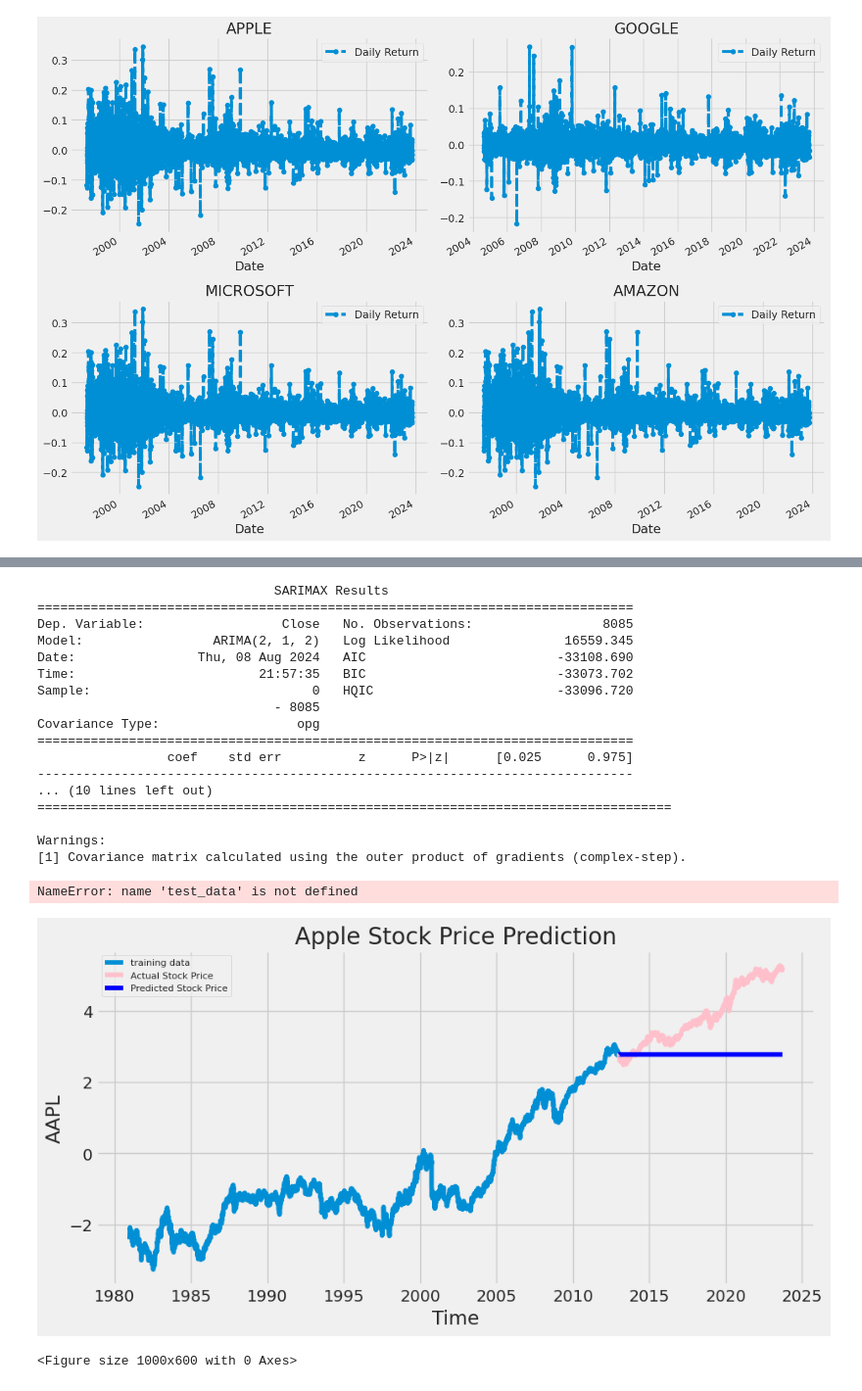
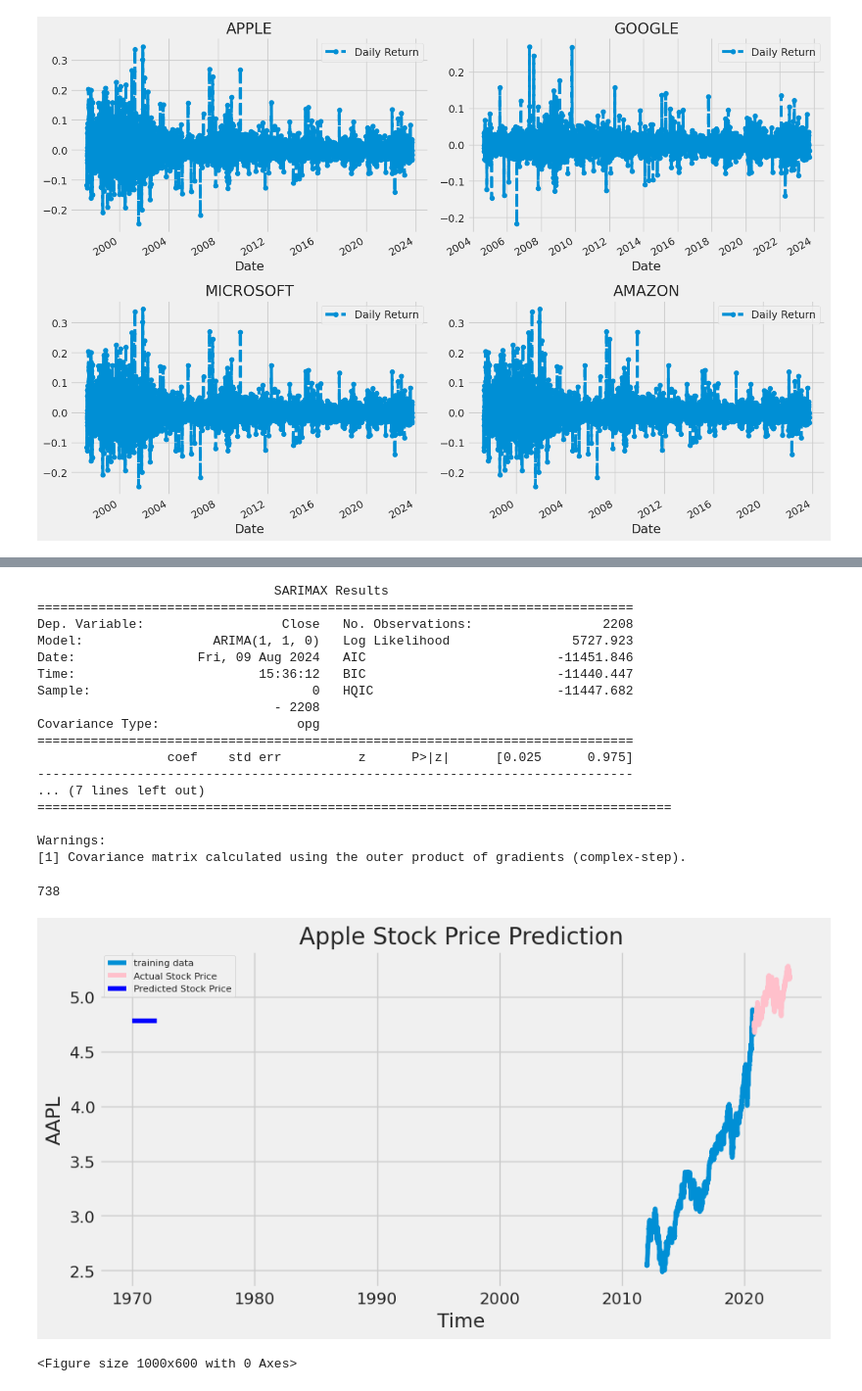
Before and after one commit to mebi-ali/time_series_forecast, a Jupyter notebook: src/notebooks/getting_started_with_time_series.ipynb, the cells around one changed output, grey strips where cells are left out. Shown at 98% size. Saved outputs shown, nothing was run; the diff lists cells and outputs as text; code cells hidden in the pictures.

```diff
--- a/src/notebooks/getting_started_with_time_series.ipynb
+++ b/src/notebooks/getting_started_with_time_series.ipynb
@@ -146,3 +140,6 @@ Dataset (row,col): (4208047, 6)
+# %%
+## Remove 17154 duplicates
+data = data.drop_duplicates()
 # %%
 # check column types
 data.info()
@@ -409,2 +546,2 @@ apply_seasonal_decompose(df_close)
 # %%
-df = pop_comps[pop_comps["Company"] == "AAPL"]["Close"]
+df = df_close[df_close["Company"] == "AAPL"]["Close"]
@@ -485,32 +621,32 @@ Best ARIMA parameters: (2, 1, 2)
 # %%
 # Build Model
-model = ARIMA(train_data, order=(2,1,2))
+model = ARIMA(train_data, order=(1,1,0))
 fitted = model.fit()
 print(fitted.summary())
 # %% [output]
                                SARIMAX Results
 ==============================================================================
-Dep. Variable:                  Close   No. Observations:                 8085
-Model:                 ARIMA(2, 1, 2)   Log Likelihood               16559.345
-Date:                Thu, 08 Aug 2024   AIC                         -33108.690
-Time:                        21:57:35   BIC                         -33073.702
-Sample:                             0   HQIC                        -33096.720
-                               - 8085
+Dep. Variable:                  Close   No. Observations:                 2208
+Model:                 ARIMA(1, 1, 0)   Log Likelihood                5727.923
+Date:                Fri, 09 Aug 2024   AIC                         -11451.846
+Time:                        15:36:12   BIC                         -11440.447
+Sample:                             0   HQIC                        -11447.682
+                               - 2208
 Covariance Type:                  opg
 ==============================================================================
                  coef    std err          z      P>|z|      [0.025      0.975]
 ------------------------------------------------------------------------------
-... (10 lines left out)
+... (7 lines left out)
 ===================================================================================
 
 Warnings:
 [1] Covariance matrix calculated using the outer product of gradients (complex-step).
 # %%
-test_data.shape
+test_data.shape[0]
 # %% [output]
-NameError: name 'test_data' is not defined
+738
 # %%
-preds = fitted.get_forecast(2696, alpha=0.05)  # 95% conf
+preds = fitted.get_forecast(test_data.shape[0], alpha=0.05)  # 95% conf
 
 fc = preds.predicted_mean
 # Extract standard errors
@@ -520,20 +656,20 @@ conf = preds.conf_int()
 # %%
 fc_series = pd.Series(fc.values, index=test_data.index)
 lower_series = pd.Series(conf.iloc[:, 0], index=test_data.index)
 upper_series = pd.Series(conf.iloc[:, 1], index=test_data.index)
 # Plot
 plt.figure(figsize=(10,5), dpi=100)
 plt.plot(train_data, label='training data')
 plt.plot(test_data, color = 'pink', label='Actual Stock Price')
-plt.plot(fc_series, color = 'blue',label='Predicted Stock Price')
+plt.plot(fc_series.values, color = 'blue',label='Predicted Stock Price')
 plt.fill_between(lower_series.index, lower_series, upper_series,
                  color='k', alpha=.10)
 plt.title('Apple Stock Price Prediction')
 plt.xlabel('Time')
 plt.ylabel('AAPL')
 plt.legend(loc='upper left', fontsize=8)
 plt.show()
 save_figs("fig_1i.png")
 # %% [output]
-[figure, old version]
+[figure, new version]
 <Figure size 1000x600 with 0 Axes>
```
Also changed, not shown: parts of 32 cells of this notebook, 4 other files.
